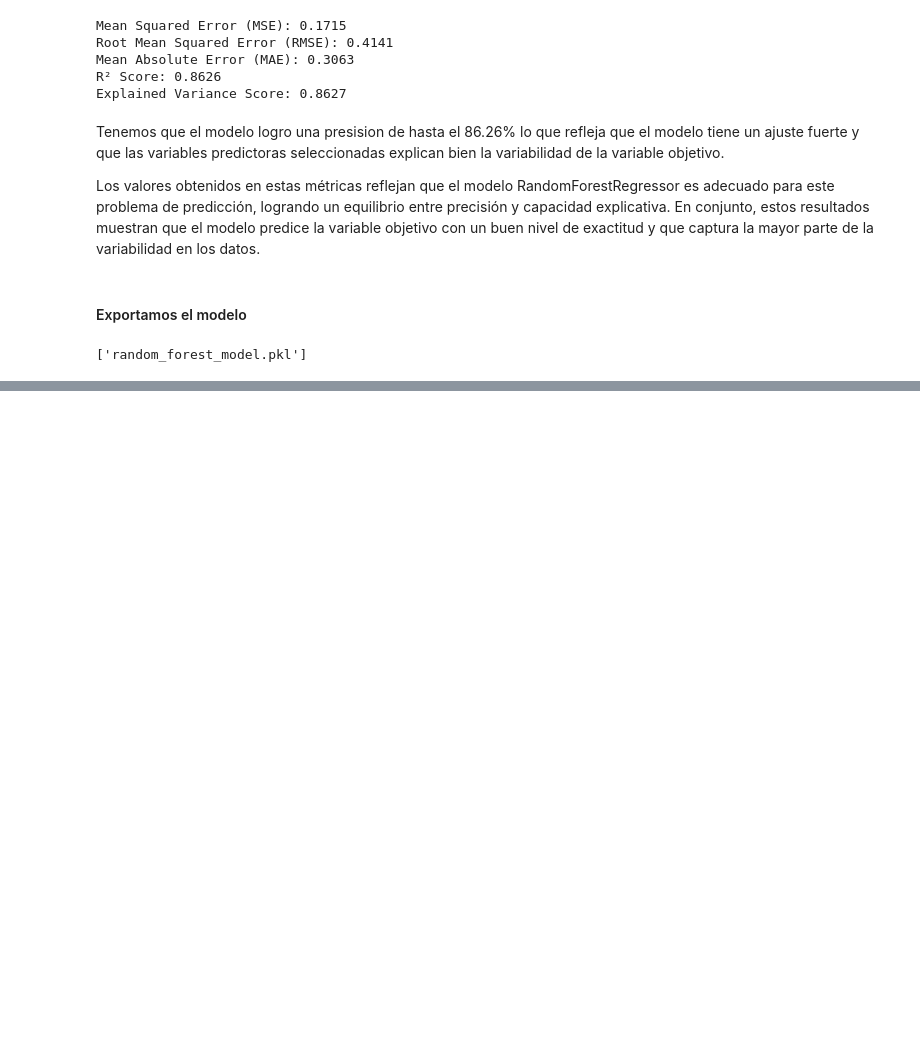
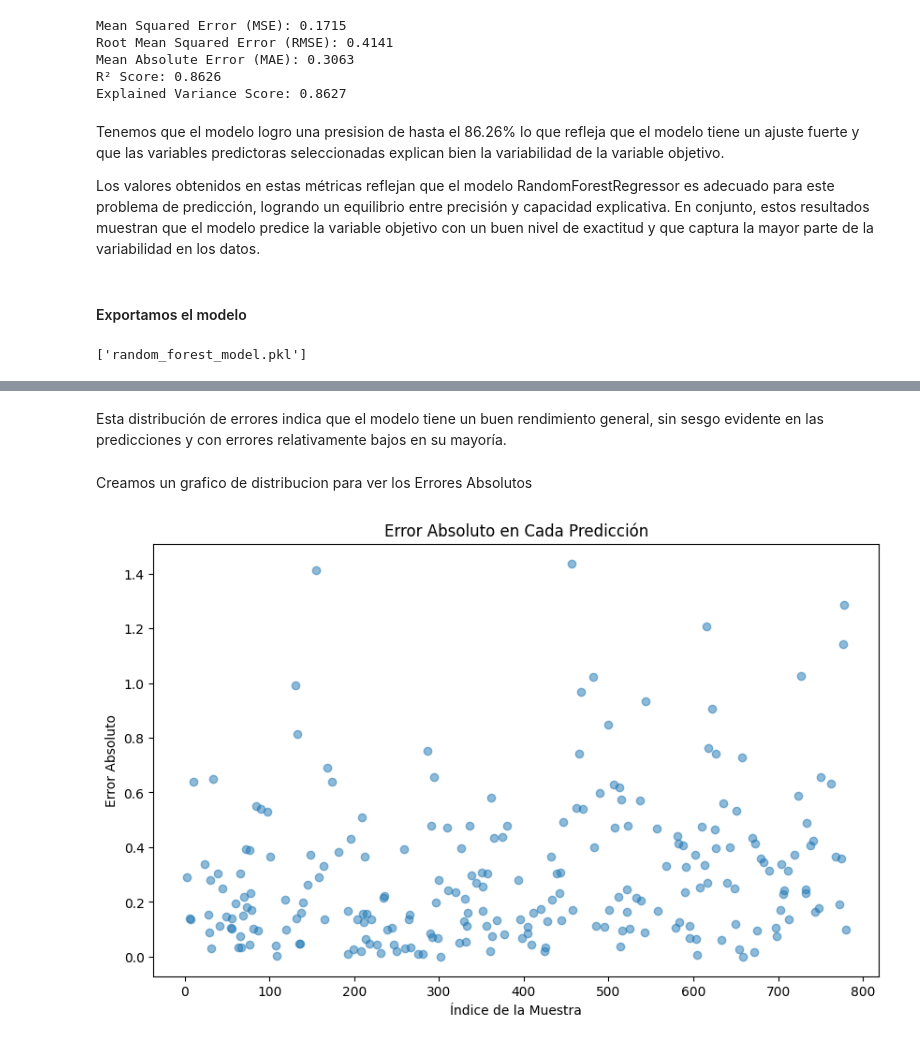
Before and after one commit to camilodelgado23/Analisis_y_Prediccion_indices_de_Felicidad, a Jupyter notebook: Notebooks/model_training.ipynb, the cells around one changed output, grey strips where cells are left out. Drawn from its saved outputs; the diff is of its cells as text; code cells hidden in the pictures; blank space fills up the shorter version.

```diff
--- a/Notebooks/model_training.ipynb
+++ b/Notebooks/model_training.ipynb
@@ -113,0 +144,15 @@ dump(best_clf, 'random_forest_model.pkl')
+# %% [markdown]
+Esta distribución de errores indica que el modelo tiene un buen rendimiento general, sin sesgo evidente en las predicciones y con errores relativamente bajos en su mayoría.
+# %% [markdown]
+Creamos un grafico de distribucion para ver los Errores Absolutos
+# %%
+absolute_errors = np.abs(errors)
+
+plt.figure(figsize=(10, 6))
+plt.plot(absolute_errors, 'o', alpha=0.5)
+plt.xlabel("Índice de la Muestra")
+plt.ylabel("Error Absoluto")
+plt.title("Error Absoluto en Cada Predicción")
+plt.show()
+# %% [output]
+[figure, added]
```
Also changed, not shown: parts of 13 cells of this notebook.
